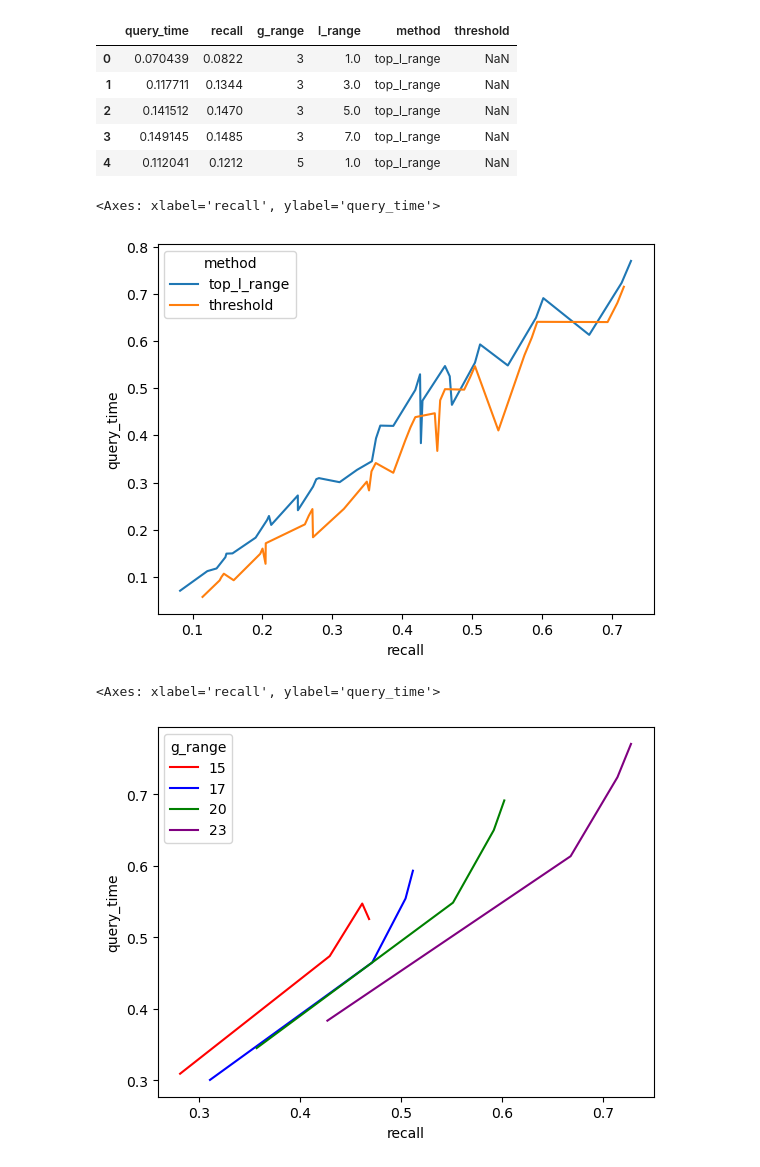
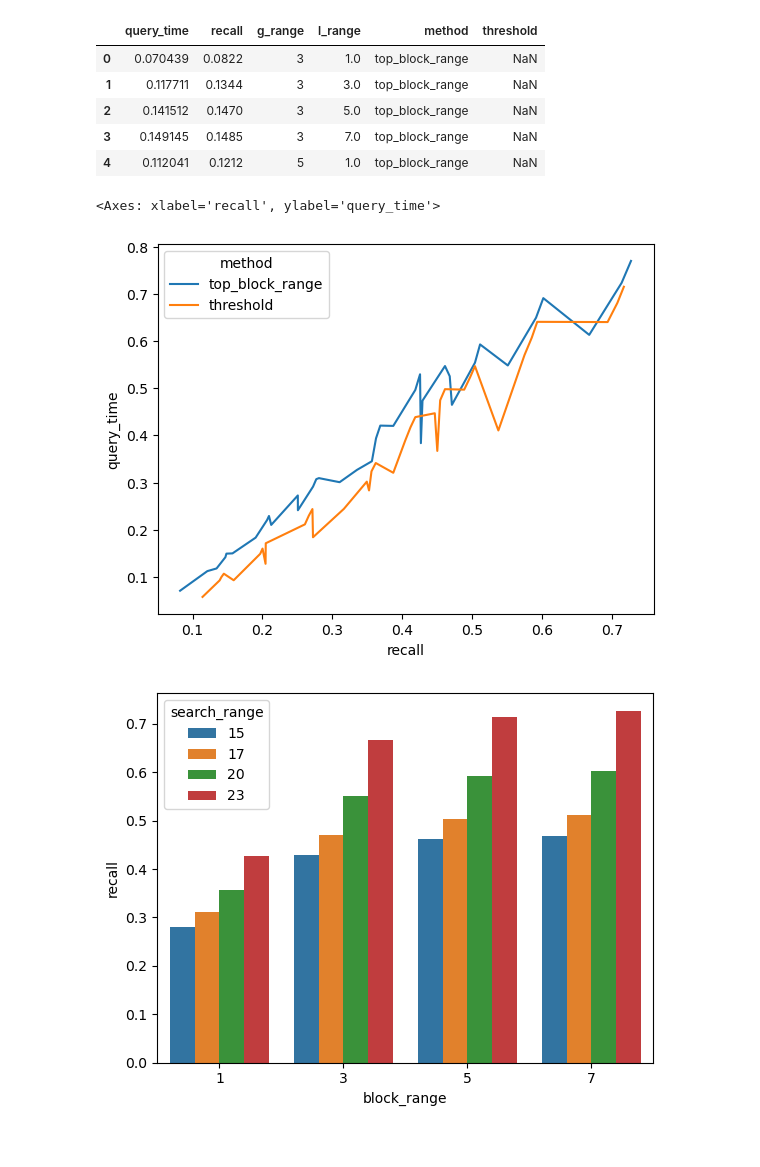
Before and after one commit to slime21023/bspli, a Jupyter notebook: plot/plot-gist-benchmark.ipynb, the cells around one changed output. Cells and saved outputs as stored; diff of their text form; code cells hidden in the pictures.

```diff
--- a/plot/plot-gist-benchmark.ipynb
+++ b/plot/plot-gist-benchmark.ipynb
@@ -2,7 +2,7 @@
 import pandas as pd
 
 df = pd.read_csv('../results/gist-benchmark.csv')
-df['method'] = 'top_l_range'
+df['method'] = 'top_block_range'
 
 threshold_df = pd.read_csv('../results/gist-benchmark-threshold.csv')
 threshold_df['method'] = 'threshold'
@@ -12,20 +12,25 @@ plot_df = pd.concat([df, threshold_df])
 plot_df.head()
 # %% [output]
 |  | query_time | recall | g_range | l_range | method | threshold |
-| 0 | 0.070439 | 0.0822 | 3 | 1.0 | top_l_range | NaN |
-| 1 | 0.117711 | 0.1344 | 3 | 3.0 | top_l_range | NaN |
-| 2 | 0.141512 | 0.1470 | 3 | 5.0 | top_l_range | NaN |
-| 3 | 0.149145 | 0.1485 | 3 | 7.0 | top_l_range | NaN |
-| 4 | 0.112041 | 0.1212 | 5 | 1.0 | top_l_range | NaN |
+| 0 | 0.070439 | 0.0822 | 3 | 1.0 | top_block_range | NaN |
+| 1 | 0.117711 | 0.1344 | 3 | 3.0 | top_block_range | NaN |
+| 2 | 0.141512 | 0.1470 | 3 | 5.0 | top_block_range | NaN |
+| 3 | 0.149145 | 0.1485 | 3 | 7.0 | top_block_range | NaN |
+| 4 | 0.112041 | 0.1212 | 5 | 1.0 | top_block_range | NaN |
 # %%
 import seaborn as sns
+import matplotlib.pyplot as plt
 
 sns.lineplot(data=plot_df, x="recall", y="query_time", hue="method")
 # %% [output]
 <Axes: xlabel='recall', ylabel='query_time'>
-[figure, old version]
+[figure, new version]
 # %%
-sns.lineplot(data=df.query('g_range > 13'), x="recall", y="query_time", hue="g_range", palette=["red", "blue", "green", "purple"])
+# sns.lineplot(data=df.query('g_range > 13'), x="recall", y="query_time", hue="g_range", palette=["red", "blue", "green", "purple"])
+df["block_range"] = df["l_range"]
+df["search_range"] = df["g_range"]
+ax = sns.barplot(data=df.query('search_range > 13'), x="block_range", y="recall", hue="search_range")
+ax.set(xlabel='block_range', ylabel='recall')
+plt.show()
 # %% [output]
-<Axes: xlabel='recall', ylabel='query_time'>
-[figure, old version]
+[figure, new version]
```
Also changed, not shown: parts of 4 cells of this notebook, 7 other files.
